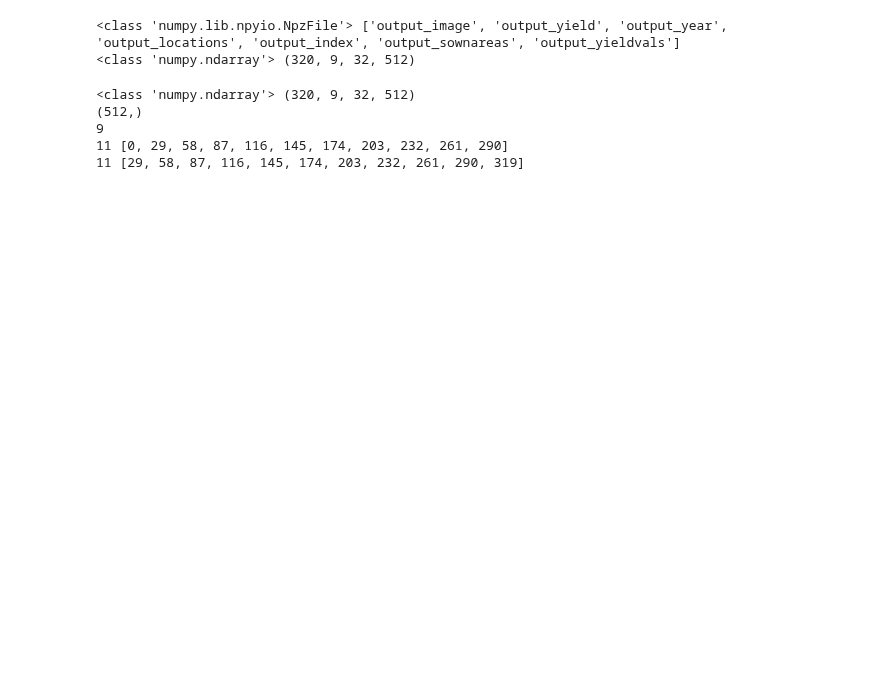
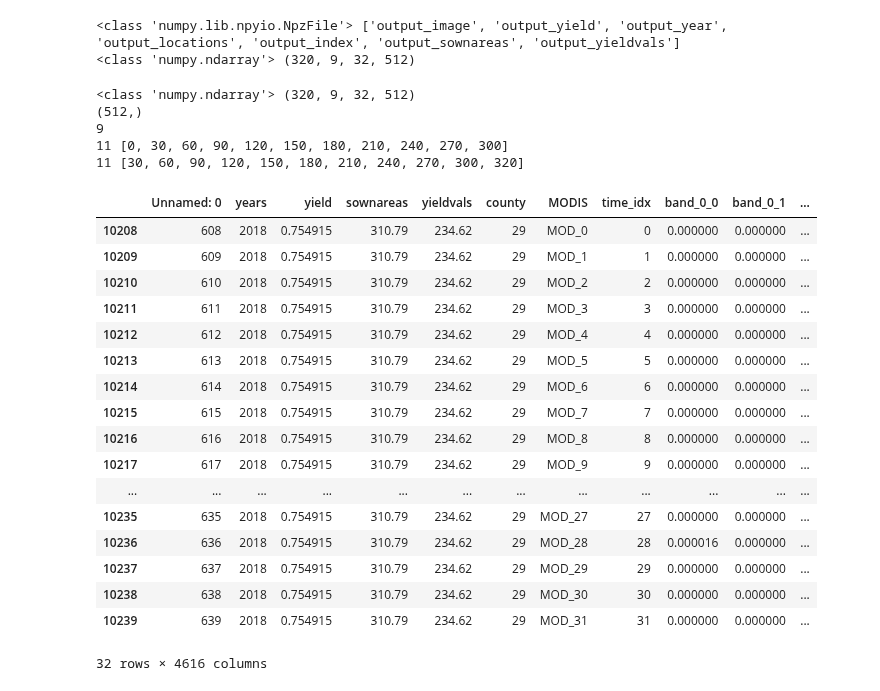
Before and after one commit to koyacolab/china, a Jupyter notebook: Histo_csv_oneband.ipynb, the cells around one changed output. Saved outputs shown, nothing was run; the diff lists cells and outputs as text; code cells hidden in the pictures; blank space fills up the shorter version.

Commit message:
fix dataset generator last county in 2018

```diff
--- a/Histo_csv_oneband.ipynb
+++ b/Histo_csv_oneband.ipynb
@@ -71,8 +71,9 @@ print(hists['output_index'][100][1])
 
 # fn
 
-idx_s = [x for x in range(0,319,29)]
-idx_e = [x for x in range(29,320,29)]
+idx_s = [x for x in range(0,320,30)]
+idx_e = [x for x in range(30,320,30)]
+idx_e.append(320)
 
 print(len(idx_s), idx_s)
 print(len(idx_e), idx_e)
@@ -86,8 +87,8 @@ print(len(idx_e), idx_e)
 # fn
 
 def get_ds(idx_s, idx_e):
-    # filename = '/hy-tmp/corn_histogram_all_full.npz'
-    filename = '/hy-tmp/corn_histogram_rawdensity.npz'
+    filename = '/hy-tmp/corn_histogram_all_full.npz'
+    # filename = '/hy-tmp/corn_histogram_rawdensity.npz'
     hists = np.load(filename)
     df = pd.DataFrame()
 
@@ -141,8 +142,8 @@ with Pool(processes=11) as pool:
 <class 'numpy.ndarray'> (320, 9, 32, 512)
 (512,)
 9
-11 [0, 29, 58, 87, 116, 145, 174, 203, 232, 261, 290]
-11 [29, 58, 87, 116, 145, 174, 203, 232, 261, 290, 319]
+11 [0, 30, 60, 90, 120, 150, 180, 210, 240, 270, 300]
+11 [30, 60, 90, 120, 150, 180, 210, 240, 270, 300, 320]
 # %%
 print(type(results), len(results))
 
@@ -158,15 +160,36 @@ df.to_csv(filesave)
 # %%
 # filesave = 'corn_china_pandas_onebands.csv'
 filesave = 'corn_china_pandas_rawspectra_onebands.csv'
+filesave = 'corn_china_pandas_onebands.csv'
 ds = pd.read_csv(filesave)
 # %%
 ds["years"]  = ds["years"].astype(int)
 ds["county"] = ds["county"].astype(int)
 
 len(ds[ds["county"] == 0])
 len(ds[ds["years"] == 2003])
 
 ds[(ds["county"] == 0) & (ds["years"] == 2003)]
+ds[(ds["county"] == 29) & (ds["years"] == 2018)]
+# %% [output]
+|  | Unnamed: 0 | years | yield | sownareas | yieldvals | county | MODIS | time_idx | band_0_0 | band_0_1 | ... |
+| 10208 | 608 | 2018 | 0.754915 | 310.79 | 234.62 | 29 | MOD_0 | 0 | 0.000000 | 0.000000 | ... |
+| 10209 | 609 | 2018 | 0.754915 | 310.79 | 234.62 | 29 | MOD_1 | 1 | 0.000000 | 0.000000 | ... |
+| 10210 | 610 | 2018 | 0.754915 | 310.79 | 234.62 | 29 | MOD_2 | 2 | 0.000000 | 0.000000 | ... |
+| 10211 | 611 | 2018 | 0.754915 | 310.79 | 234.62 | 29 | MOD_3 | 3 | 0.000000 | 0.000000 | ... |
+| 10212 | 612 | 2018 | 0.754915 | 310.79 | 234.62 | 29 | MOD_4 | 4 | 0.000000 | 0.000000 | ... |
+| 10213 | 613 | 2018 | 0.754915 | 310.79 | 234.62 | 29 | MOD_5 | 5 | 0.000000 | 0.000000 | ... |
+| 10214 | 614 | 2018 | 0.754915 | 310.79 | 234.62 | 29 | MOD_6 | 6 | 0.000000 | 0.000000 | ... |
+| 10215 | 615 | 2018 | 0.754915 | 310.79 | 234.62 | 29 | MOD_7 | 7 | 0.000000 | 0.000000 | ... |
+| 10216 | 616 | 2018 | 0.754915 | 310.79 | 234.62 | 29 | MOD_8 | 8 | 0.000000 | 0.000000 | ... |
+| 10217 | 617 | 2018 | 0.754915 | 310.79 | 234.62 | 29 | MOD_9 | 9 | 0.000000 | 0.000000 | ... |
+| ... | ... | ... | ... | ... | ... | ... | ... | ... | ... | ... | ... |
+| 10235 | 635 | 2018 | 0.754915 | 310.79 | 234.62 | 29 | MOD_27 | 27 | 0.000000 | 0.000000 | ... |
+| 10236 | 636 | 2018 | 0.754915 | 310.79 | 234.62 | 29 | MOD_28 | 28 | 0.000016 | 0.000000 | ... |
+| 10237 | 637 | 2018 | 0.754915 | 310.79 | 234.62 | 29 | MOD_29 | 29 | 0.000000 | 0.000000 | ... |
+| 10238 | 638 | 2018 | 0.754915 | 310.79 | 234.62 | 29 | MOD_30 | 30 | 0.000000 | 0.000000 | ... |
+| 10239 | 639 | 2018 | 0.754915 | 310.79 | 234.62 | 29 | MOD_31 | 31 | 0.000000 | 0.000000 | ... |
+32 rows × 4616 columns
 # %%
 ds["years"]  = ds["years"].astype(int)
 ds["county"] = ds["county"].astype(int)
```
Also changed, not shown: parts of 5 cells of this notebook, 2 other files.
